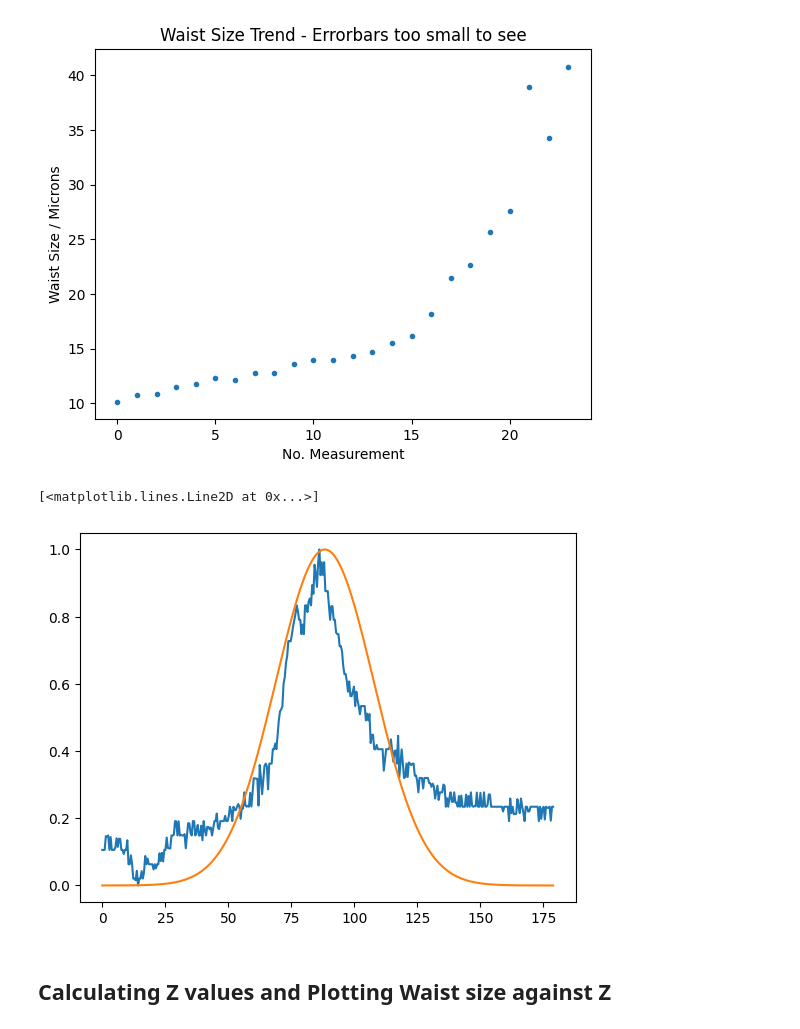
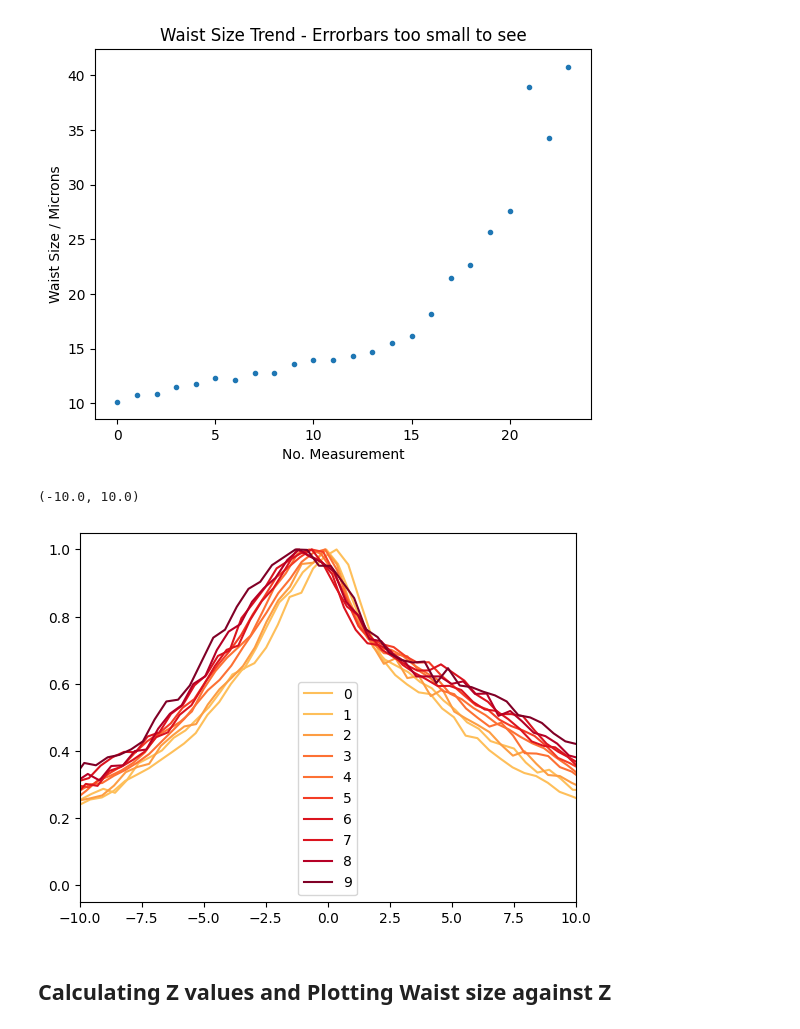
Before and after one commit to akay8/Level4Project, a Jupyter notebook: Fibre_2_30_11.ipynb, the cells around one changed output. Saved outputs shown, nothing was run; the diff lists cells and outputs as text; code cells hidden in the pictures.

```diff
--- a/Fibre_2_30_11.ipynb
+++ b/Fibre_2_30_11.ipynb
@@ -128,13 +128,26 @@ plt.title('Waist Size Trend - Errorbars too small to see')
 # %% [output]
 Text(0.5, 1.0, 'Waist Size Trend - Errorbars too small to see')
 [figure]
-# %%
-ab = 21
-plt.plot(all_distances[ab],all_amps[ab])
-plt.plot(all_distances[ab],y_fits[ab])
-# %% [output]
-[<matplotlib.lines.Line2D at 0x...>]
-[figure, removed]
+# %%
+ab = 0
+aa = 9
+#plt.plot(all_distances[ab],all_amps[ab])
+
+range_ = 10
+
+colours = mpl.colormaps['YlOrRd'].resampled(range_)
+colorsA = [colours(j) for j in np.linspace(0.3, 0.9, range_)]
+
+for ab in range(range_):
+    plt.plot(all_distances[ab]  - params_[ab,1],all_amps[ab], label = ab, color = colorsA[ab])
+    plt.legend()
+
+plt.xlim(-10,10)
+#plt.plot(all_distances[aa],all_amps[aa])
+#plt.plot(all_distances[aa] - params_[aa,1],y_fits[aa], label = aa)
+# %% [output]
+(-10.0, 10.0)
+[figure, added]
 # %% [markdown]
 ## Calculating Z values and Plotting Waist size against Z
 # %%
```
Also changed, not shown: parts of 4 cells of this notebook.
